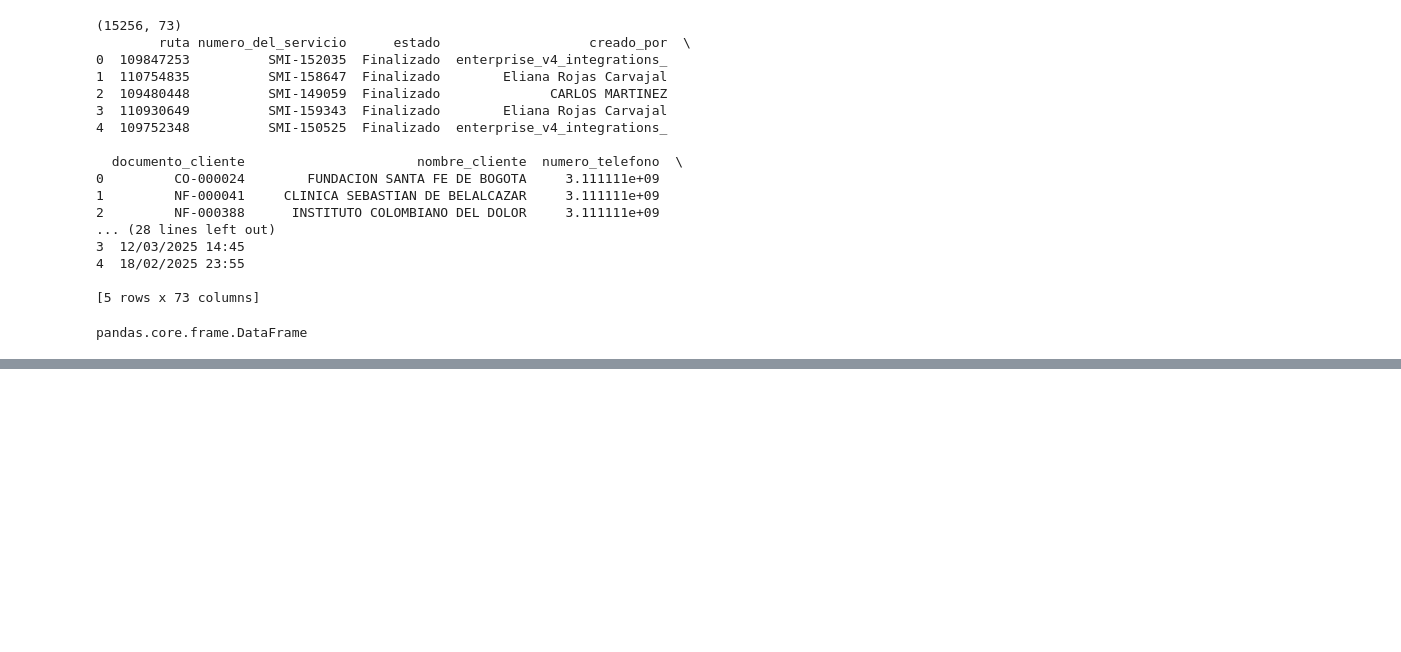
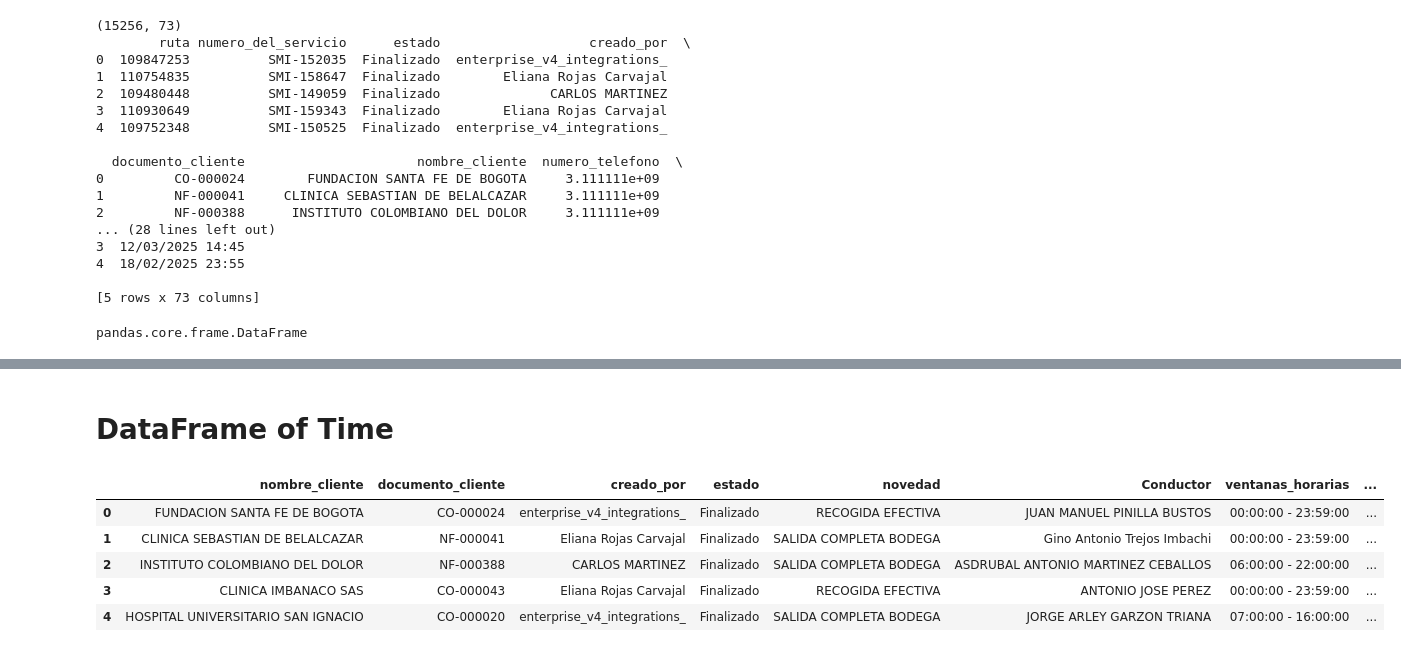
Before and after one commit to r2x4/activity, a Jupyter notebook: quick_jupyter.ipynb, the cells around one changed output, grey strips where cells are left out. Saved outputs shown, nothing was run; the diff lists cells and outputs as text; code cells hidden in the pictures; blank space fills up the shorter version.

```diff
--- a/quick_jupyter.ipynb
+++ b/quick_jupyter.ipynb
@@ -37,0 +169,48 @@ pandas.core.frame.DataFrame
+# %% [markdown]
+# **DataFrame of Time**
+# %%
+columnas_revisar = [
+    "nombre_cliente",
+    "documento_cliente",
+    "creado_por",
+    "estado",
+    "novedad",
+    "Conductor",
+    "ventanas_horarias",
+    "fecha_de_creacion",
+    "fecha ciruguia",
+    "asignado",
+    "aceptado",
+    "llegado",
+    "atendido",
+    "finalizado",
+    "Municipio",
+    "Departamento",
+    "alcance_de_novedad"
+]
+
+# Usamos el DataFrame correcto: datos
+df_eventos = datos[columnas_revisar].copy()
+
+# Convertimos las columnas de fecha a tipo datetime
+columnas_fecha = [
+    "fecha_de_creacion",
+    "fecha ciruguia",
+    "asignado",
+    "aceptado",
+    "llegado",
+    "atendido",
+    "finalizado"
+]
+
+for col in columnas_fecha:
+    df_eventos[col] = pd.to_datetime(df_eventos[col], errors='coerce')
+
+df_eventos.head()
+# %% [output]
+|  | nombre_cliente | documento_cliente | creado_por | estado | novedad | Conductor | ventanas_horarias | ... |
+| 0 | FUNDACION SANTA FE DE BOGOTA | CO-000024 | enterprise_v4_integrations_ | Finalizado | RECOGIDA EFECTIVA | JUAN MANUEL PINILLA BUSTOS | 00:00:00 - 23:59:00 | ... |
+| 1 | CLINICA SEBASTIAN DE BELALCAZAR | NF-000041 | Eliana Rojas Carvajal | Finalizado | SALIDA COMPLETA BODEGA | Gino Antonio Trejos Imbachi | 00:00:00 - 23:59:00 | ... |
+| 2 | INSTITUTO COLOMBIANO DEL DOLOR | NF-000388 | CARLOS MARTINEZ | Finalizado | SALIDA COMPLETA BODEGA | ASDRUBAL ANTONIO MARTINEZ CEBALLOS | 06:00:00 - 22:00:00 | ... |
+| 3 | CLINICA IMBANACO SAS | CO-000043 | Eliana Rojas Carvajal | Finalizado | RECOGIDA EFECTIVA | ANTONIO JOSE PEREZ | 00:00:00 - 23:59:00 | ... |
+| 4 | HOSPITAL UNIVERSITARIO SAN IGNACIO | CO-000020 | enterprise_v4_integrations_ | Finalizado | SALIDA COMPLETA BODEGA | JORGE ARLEY GARZON TRIANA | 07:00:00 - 16:00:00 | ... |
```
Also changed, not shown: parts of 10 cells of this notebook.
